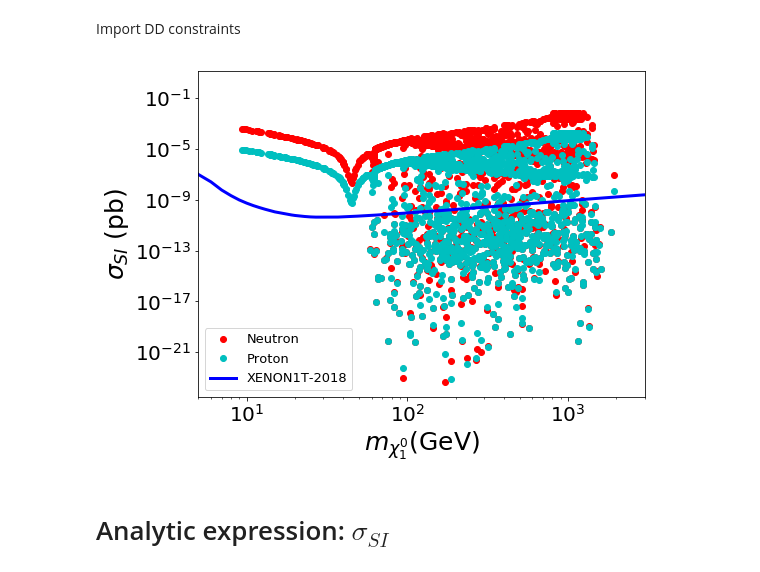
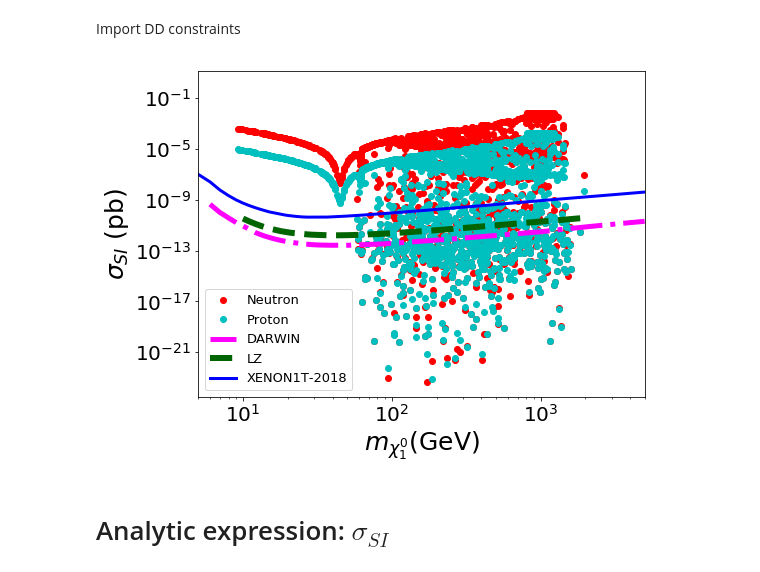
Before and after one commit to anferivera/SDdiracDM, a Jupyter notebook: run-model-general-scan_v2.ipynb, the cells around one changed output. Drawn from its saved outputs; the diff is of its cells as text; code cells hidden in the pictures.

```diff
--- a/run-model-general-scan_v2.ipynb
+++ b/run-model-general-scan_v2.ipynb
@@ -298,20 +298,28 @@ DARSI=interpolate.interp1d(dd1.MDM,dd1.DAR)
 # %%
 plt.figure(figsize=(8,6))
 
 plt.loglog(xDM.mChi1, xDM.NSI, 'ro',label='Neutron')
 plt.plot(xDM.mChi1, xDM.PSI, 'co',label='Proton')
 plt.legend()
 
+# DARWIN SI
+n=np.arange(6,5000)
+plt.loglog(n,DARSI(n)*1e+36,color='magenta',linestyle='-.',lw=5,label='DARWIN')
+
+#plt LZ
+n=np.arange(10,2000)
+plt.semilogy(n,LZSI(n)*1e+36,color='darkgreen',linestyle='--',lw=6,label='LZ')
+
 n=np.arange(1,9000)
 plt.loglog(n,XENON1T(n)*1e+36,'b-',lw=3,label='XENON1T-2018')
 plt.xlabel(r'$m_{\chi^0_1}$(GeV)',size=25)
 plt.ylabel(r'$\sigma_{SI} $ (pb)',size=25)
 plt.legend(prop={'size':13},loc='lower left')
-plt.xlim(5,3e3)
+plt.xlim(5,5e3)
 
 plt.show()
 # %% [output]
-[figure, old version]
+[figure, new version]
 # %% [markdown]
 # Analytic expression: $\sigma_{SI}$
 # %% [markdown]
```
Also changed, not shown: parts of 44 cells of this notebook, 6 other files.
